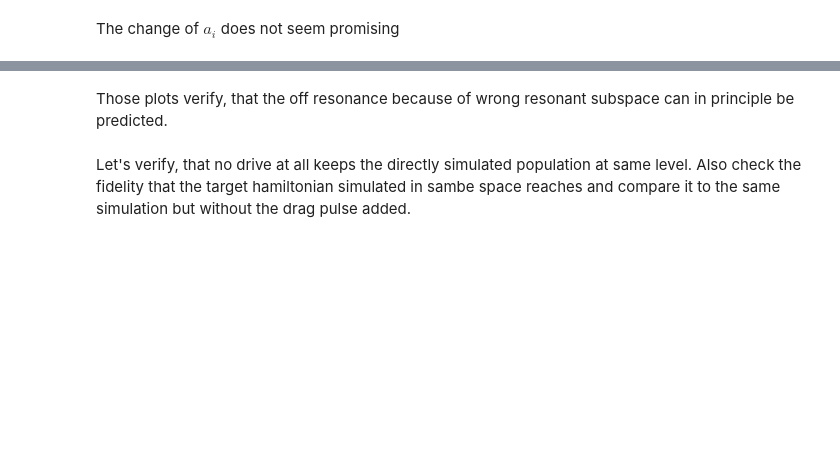
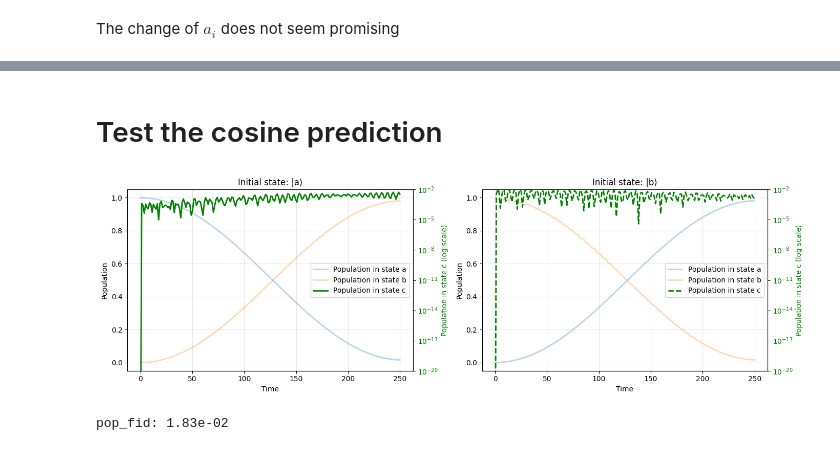
Before and after one commit to FlorianMaier04/TransmonCouplerSimulation, a Jupyter notebook: heff.ipynb, the cells around one changed output, grey strips where cells are left out. Cells and saved outputs as stored; diff of their text form; code cells hidden in the pictures; blank space fills up the shorter version.

```diff
--- a/heff.ipynb
+++ b/heff.ipynb
@@ -532,4 +443,0 @@ plot_states([psi_cos_full, psi_cos], ['resonant abc', 'resonant ab'])
-# %% [markdown]
-Those plots verify, that the off resonance because of wrong resonant subspace can in principle be predicted.
-# %% [markdown]
-Let's verify, that no drive at all keeps the directly simulated population at same level. Also check the fidelity that the target hamiltonian simulated in sambe space reaches and compare it to the same simulation but without the drag pulse added.
@@ -548,0 +444,9 @@ print(f"infidelity gauss no drag: {(1-f_e_nodrag):.2e} pop: {(1-fpop_e_nodrag):.
+# %% [markdown]
+# Test the cosine prediction
+# %%
+lh = [s.H0, [s.V1, lambda t: cos_amp * np.cos(cos_wd * t)]]
+fpop_d = extract_pop_fid(lh, tlist, plot=True, plot_c=True, s=s)['iswap_fidelity']
+print(f"pop_fid: {1-fpop_d:.2e}")
+# %% [output]
+[figure, added]
+pop_fid: 1.83e-02
```
Also changed, not shown: parts of 10 cells of this notebook, 15 other files.
